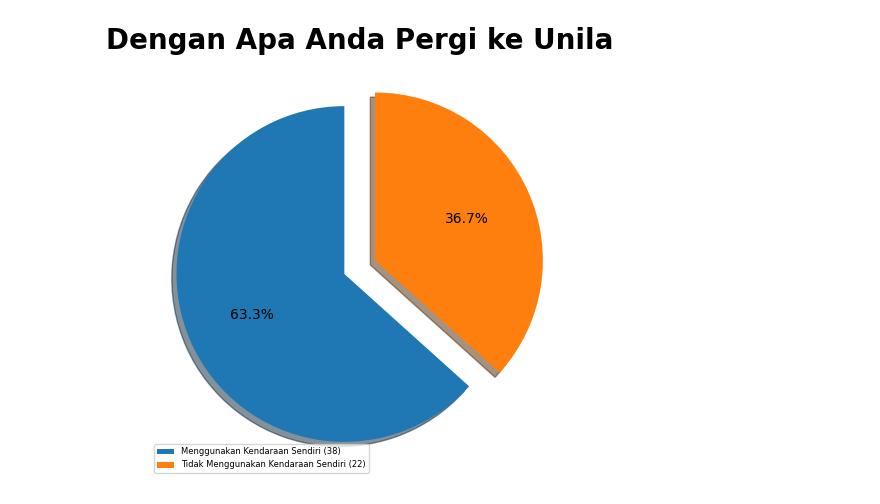
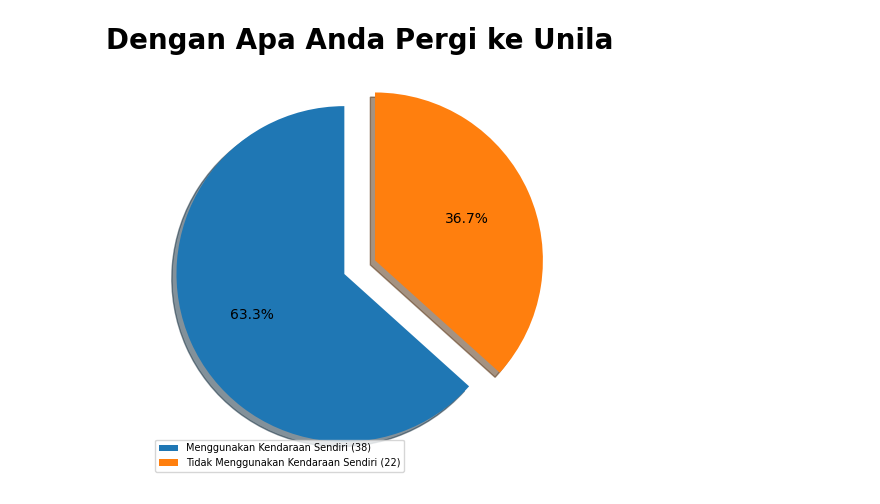
Before and after one commit to fikri210604/uas-statprob, a Jupyter notebook: Projek Akhir Statprob.ipynb, the cells around one changed output. Drawn from its saved outputs; the diff is of its cells as text; code cells hidden in the pictures.

```diff
--- a/Projek Akhir Statprob.ipynb
+++ b/Projek Akhir Statprob.ipynb
@@ -27,11 +28,11 @@ df
 # %%
 slices = df['Dengan Apa Anda Pergi ke Unila'].value_counts()
 explode = [0.1, 0.1]
 labels = [f"{label} ({count})" for label, count in zip(slices.index, slices.values)]
 plt.pie(slices, explode=explode, autopct='%1.1f%%', shadow=True, startangle=90)
 plt.title("Dengan Apa Anda Pergi ke Unila", fontweight="bold", fontsize=20)
-plt.legend(labels, loc=3, fontsize=6)
+plt.legend(labels, loc=3, fontsize=7)
 plt.tight_layout()
 plt.show()
 # %% [output]
-[figure, old version]
+[figure, new version]
```
Also changed, not shown: parts of 17 cells of this notebook, 2 other files.
